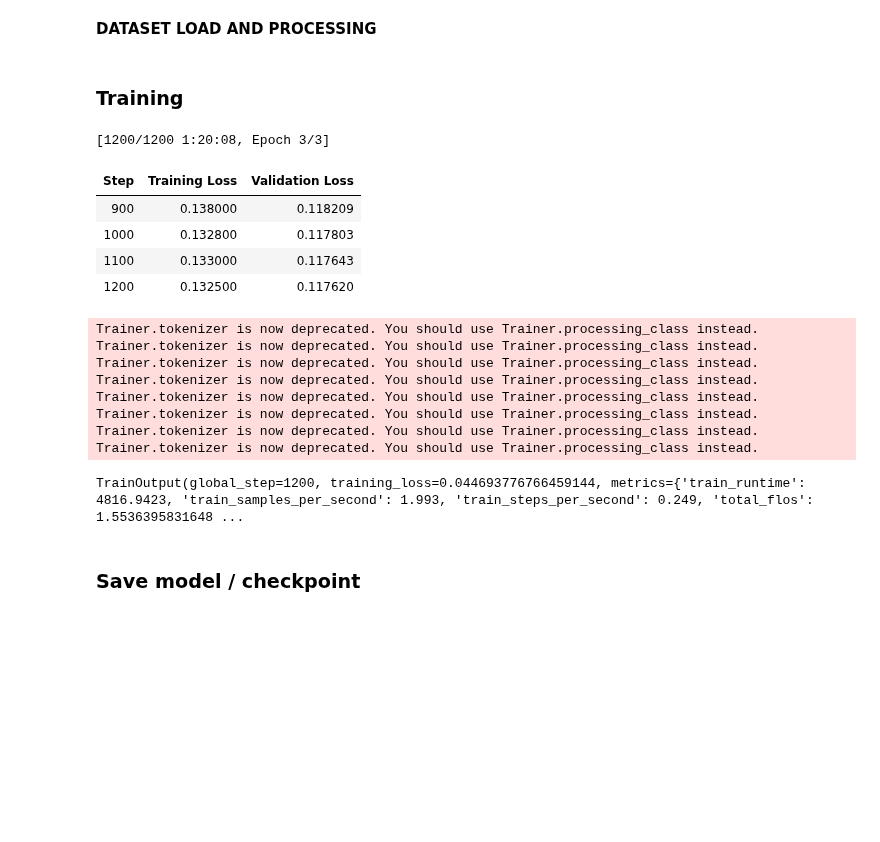
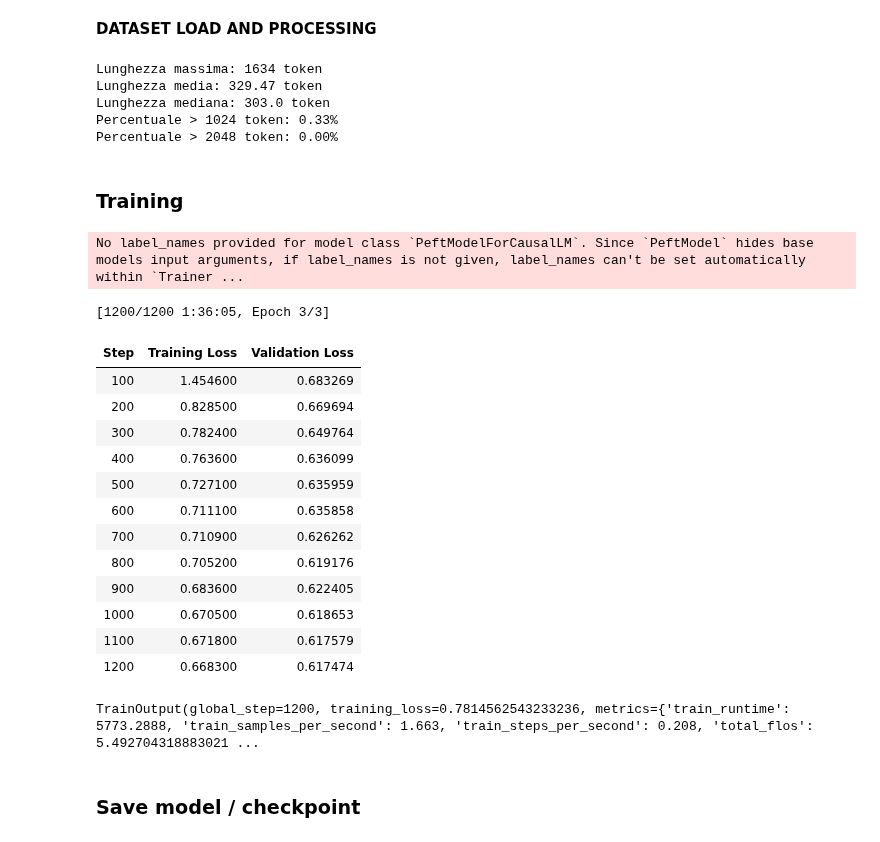
Before and after one commit to matteraggi/FineTuningAI, a Jupyter notebook: Progetto.ipynb, the cells around one changed output. Saved outputs shown, nothing was run; the diff lists cells and outputs as text; code cells hidden in the pictures; blank space fills up the shorter version.

Commit message:
Riallenato modello finetuned, sempre in SC_Finetuned

```diff
--- a/Progetto.ipynb
+++ b/Progetto.ipynb
@@ -84,7 +98,7 @@ num_train_epochs = 3  # Sembra arrivare a un plateau già alla terza
 learning_rate = 2e-4  # Abbassare in caso di training più lunghi
 
 # Batch size per training e per evaluation
-per_device_train_batch_size = per_device_eval_batch_size = 2 # A 16 usava quasi tutta la vram ma max_seq_length era minimo
+per_device_train_batch_size = per_device_eval_batch_size = 2
 # Number of update steps to accumulate the gradients for
 gradient_accumulation_steps = 4 # Moltiplica la batch_size vera per ottenere quella simulata. Dinimuire per velocità, alzare per stabilità.
 
@@ -118,16 +132,16 @@ save_steps = 100
 # Log every tot updates steps
 logging_steps = 100
 # Evaluation strategy ("no", "epochs", "steps")
-evaluation_strategy="steps"
+eval_strategy = "steps"
 # Evaluate the model every tot steps (if the strategy is "steps")
-eval_steps=100
+eval_steps = 100
 
 ################################################################################
 # SFT parameters
 ################################################################################
 
 # Maximum sequence length to use; tronca l'input a tot tokens
-max_seq_length = 2048 # Abbassare a 1024 se la RAM dà problemi (ma ridurrebbe le)
+max_seq_length = 1024 # Solo 0.33% sopra il 1024 di lunghezza nella sezione di dataset usata
 
 # Pack multiple short examples in the same input sequence to increase efficiency
 packing = False  # "Can improve efficiency if your dataset has many short sequences."
@@ -240,13 +272,38 @@ dataset = dataset.shuffle(seed=42).select(range(dataset_range))
 split_dataset = dataset.train_test_split(test_size=0.2, seed=42)
 train_dataset = split_dataset["train"]
 val_dataset = split_dataset["test"]
+# %%
+#Controlla la lunghezza degli elementi
+from statistics import mean, median
+
+lengths = [ len(tokenizer(f"{ex['instruction']} {ex['response']}")['input_ids']) for ex in dataset ]
+
+# Statistiche principali
+max_len = max(lengths)
+avg_len = mean(lengths)
+med_len = median(lengths)
+over_1024 = sum(l > 1024 for l in lengths) / len(lengths) * 100
+over_2048 = sum(l > 2048 for l in lengths) / len(lengths) * 100
+
+# Stampa risultati
+print(f"Lunghezza massima: {max_len} token")
+print(f"Lunghezza media: {avg_len:.2f} token")
+print(f"Lunghezza mediana: {med_len} token")
+print(f"Percentuale > 1024 token: {over_1024:.2f}%")
+print(f"Percentuale > 2048 token: {over_2048:.2f}%")
+# %% [output]
+Lunghezza massima: 1634 token
+Lunghezza media: 329.47 token
+Lunghezza mediana: 303.0 token
+Percentuale > 1024 token: 0.33%
+Percentuale > 2048 token: 0.00%
 # %%
 # Inspect dataset columns
 # print(dataset.column_names)
 
 # Funzione di preprocessamento migliorata
 def preprocess_function(examples):
-  input_texts = [f"{instr} {prompt}" if instr else prompt for instr, prompt in zip(examples["instruction"], examples["prompt"])]
+  input_texts = [f"{instr} {response}" if instr else response for instr, response in zip(examples["instruction"], examples["response"])]
   encodings = tokenizer(input_texts, truncation=True, max_length=max_seq_length)
   #encodings = tokenizer(input_texts)  #, truncation=False, max_length=None)
   encodings["text"] = input_texts  # Aggiungi la colonna "text" per evitare KeyError
@@ -271,7 +328,7 @@ training_arguments = TrainingArguments(
   per_device_train_batch_size=per_device_train_batch_size,
   gradient_accumulation_steps=gradient_accumulation_steps,
   optim=optim,
-  evaluation_strategy=evaluation_strategy,
+  eval_strategy=eval_strategy,
   eval_steps=eval_steps,
   save_steps=save_steps,
   logging_steps=logging_steps,
@@ -296,32 +353,34 @@ trainer = SFTTrainer(
   peft_config=peft_config,
   args=training_arguments,
 )
+# %% [output]
+No label_names provided for model class `PeftModelForCausalLM`. Since `PeftModel` hides base models input arguments, if label_names is not given, label_names can't be set automatically within `Trainer ...
 # %%
 # Start training
 
 # Training da zero
-#trainer.train()
+trainer.train()
 
 # Training se già parzialmente allenato
-trainer.train(resume_from_checkpoint=checkpoint_path)
+#trainer.train(resume_from_checkpoint=checkpoint_path)
 
 # IGNORE 'Trainer.tokenizer is now deprecated. You should use Trainer.processing_class instead.' WARNING; CAUSED BY LIBRARY GLITCH
 # %% [output]
-[1200/1200 1:20:08, Epoch 3/3]
+[1200/1200 1:36:05, Epoch 3/3]
 | Step | Training Loss | Validation Loss |
-| 900 | 0.138000 | 0.118209 |
-| 1000 | 0.132800 | 0.117803 |
-| 1100 | 0.133000 | 0.117643 |
-| 1200 | 0.132500 | 0.117620 |
+| 100 | 1.454600 | 0.683269 |
+| 200 | 0.828500 | 0.669694 |
+| 300 | 0.782400 | 0.649764 |
+| 400 | 0.763600 | 0.636099 |
+| 500 | 0.727100 | 0.635959 |
+| 600 | 0.711100 | 0.635858 |
+| 700 | 0.710900 | 0.626262 |
+| 800 | 0.705200 | 0.619176 |
+| 900 | 0.683600 | 0.622405 |
+| 1000 | 0.670500 | 0.618653 |
+| 1100 | 0.671800 | 0.617579 |
+| 1200 | 0.668300 | 0.617474 |
-Trainer.tokenizer is now deprecated. You should use Trainer.processing_class instead.
-Trainer.tokenizer is now deprecated. You should use Trainer.processing_class instead.
-Trainer.tokenizer is now deprecated. You should use Trainer.processing_class instead.
-Trainer.tokenizer is now deprecated. You should use Trainer.processing_class instead.
-Trainer.tokenizer is now deprecated. You should use Trainer.processing_class instead.
-Trainer.tokenizer is now deprecated. You should use Trainer.processing_class instead.
-Trainer.tokenizer is now deprecated. You should use Trainer.processing_class instead.
-Trainer.tokenizer is now deprecated. You should use Trainer.processing_class instead.
+TrainOutput(global_step=1200, training_loss=0.7814562543233236, metrics={'train_runtime': 5773.2888, 'train_samples_per_second': 1.663, 'train_steps_per_second': 0.208, 'total_flos': 5.492704318883021 ...
-TrainOutput(global_step=1200, training_loss=0.044693776766459144, metrics={'train_runtime': 4816.9423, 'train_samples_per_second': 1.993, 'train_steps_per_second': 0.249, 'total_flos': 1.5536395831648 ...
 # %% [markdown]
 ### Save model / checkpoint
 # %% [markdown]
```
Also changed, not shown: parts of 5 cells of this notebook.
